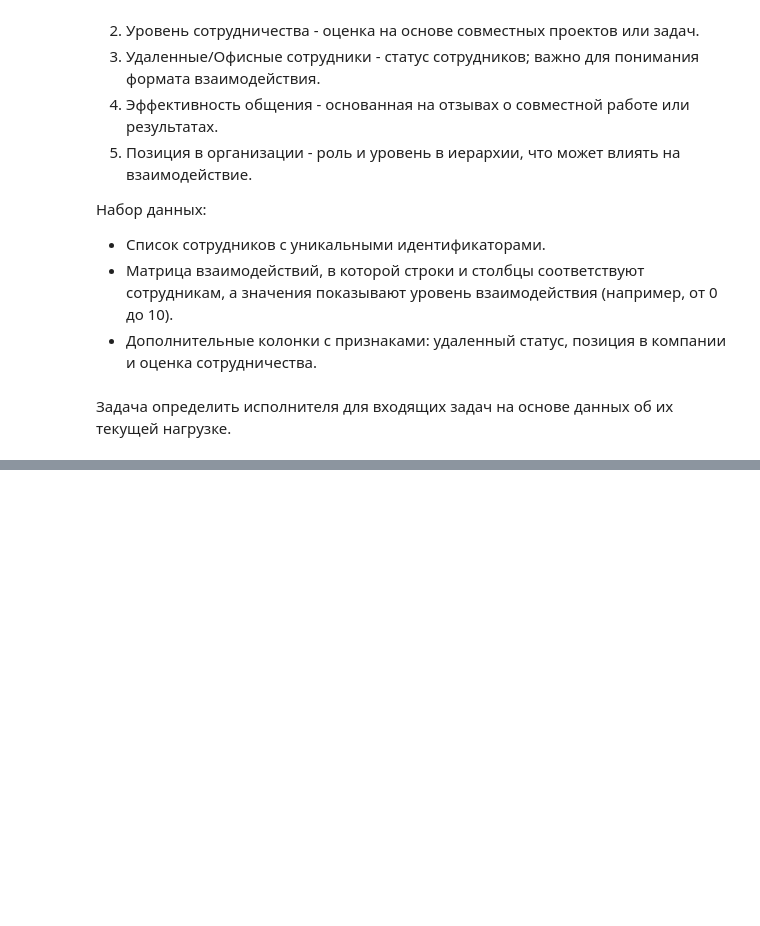
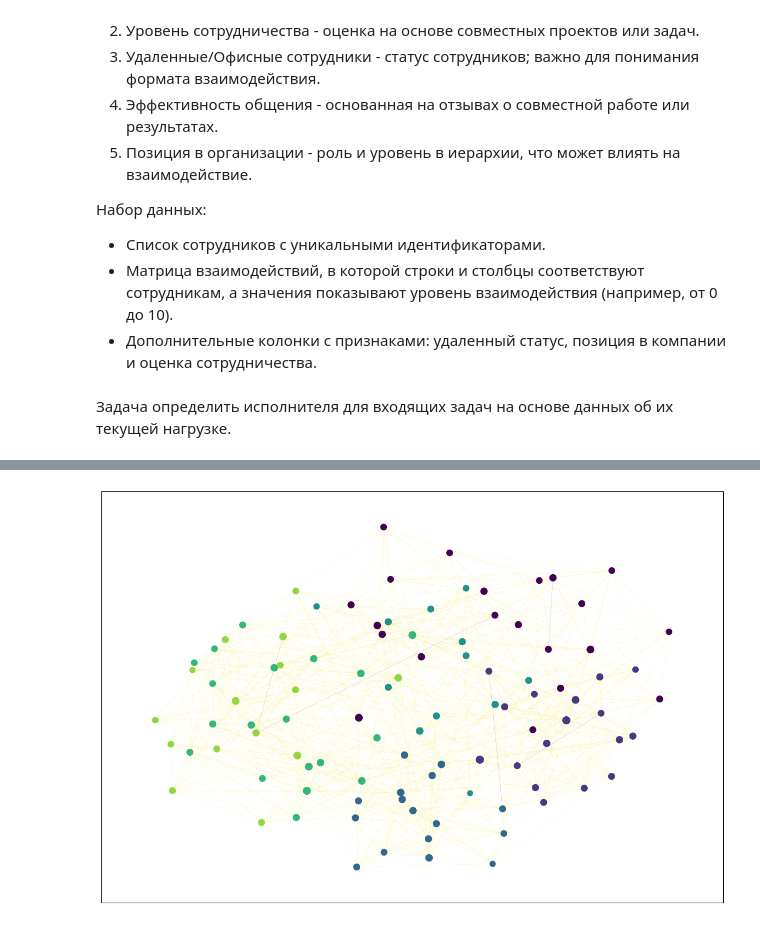
Before and after one commit to DelovayaK0lbasa/applied-graph-theory, a Jupyter notebook: Клевицкий_ИП.ipynb, the cells around one changed output, grey strips where cells are left out. Saved outputs shown, nothing was run; the diff lists cells and outputs as text; code cells hidden in the pictures; blank space fills up the shorter version.

```diff
--- a/Клевицкий_ИП.ipynb
+++ b/Клевицкий_ИП.ipynb
@@ -127,0 +109,4 @@ plt.show()
+# %%
+nx.set_edge_attributes(G, edge_bottlenecks, 'bottleneck')
+# %%
+pos2 = nx.spring_layout(G, weight='weight')
@@ -127,0 +127,19 @@ plt.show()
+# %%
+partition = nx.algorithms.community.louvain_communities(G)
+partition_dict = {node: i_part for i_part, com in enumerate(partition) for node in com}
+
+color_map = plt.get_cmap('viridis')
+colors = color_map([idx / len(partition) for idx, com in enumerate(partition)])
+node_colors = [colors[partition_dict[node]] for node in G.nodes]
+edge_colors = nx.get_edge_attributes(G, 'bottleneck')
+mean = np.mean(list(edge_colors.values())) * 100
+edge_colors = [0 if edge_colors[edge] > 400 else 1000 for edge in G.edges]
+
+node_size = [degree * 5 for node, degree in G.degree]
+
+plt.figure(figsize=(15, 10))
+nx.draw_networkx_nodes(G, pos2, nodelist=G.nodes, node_size=node_size, node_color=node_colors, cmap=color_map)
+nx.draw_networkx_edges(G, pos2, width=0.1, edge_color=edge_colors)
+plt.show()
+# %% [output]
+[figure, added]
```
Also changed, not shown: parts of 12 cells of this notebook, 4 other files.
